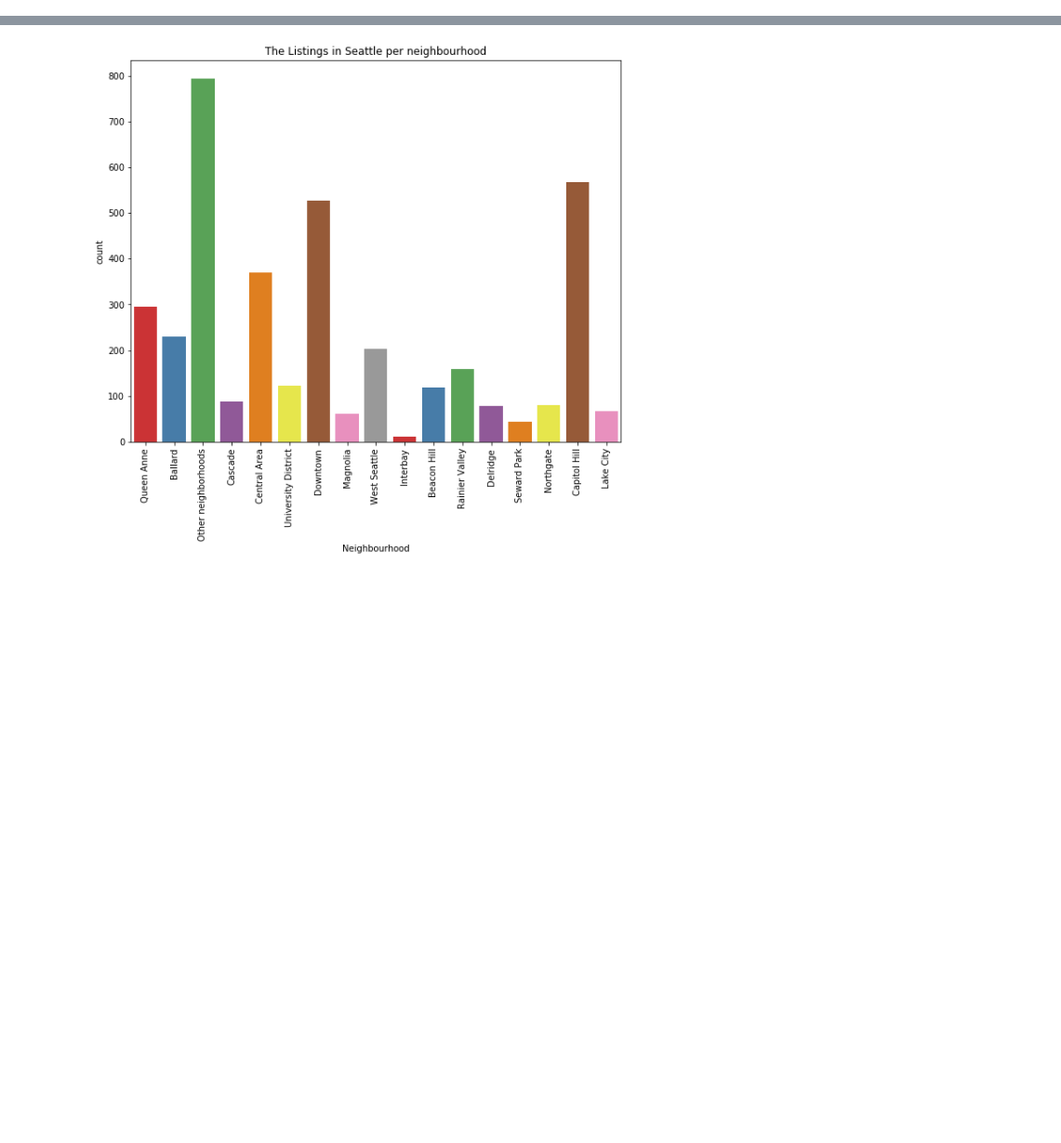
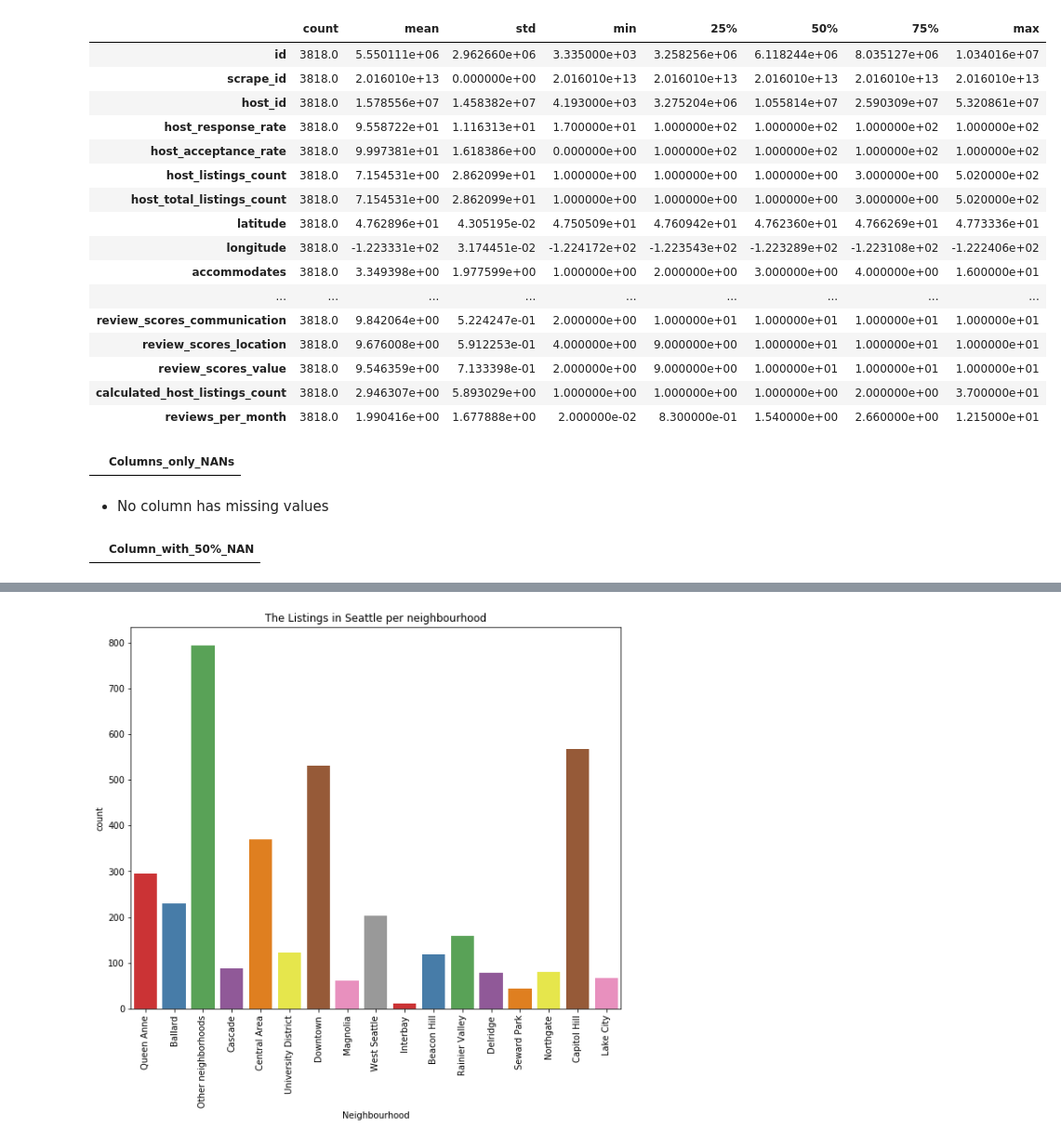
Before and after one commit to OliviaNabbosa89/DS_project1, a Jupyter notebook: Listings_EDA.ipynb, the cells around one changed output, grey strips where cells are left out. Shown: that part at 93% size. Drawn from its saved outputs; the diff is of its cells as text; code cells hidden in the pictures; blank space fills up the shorter version.

```diff
--- a/Listings_EDA.ipynb
+++ b/Listings_EDA.ipynb
@@ -121,0 +244,36 @@ cat_counts(df,"neighbourhood_group_cleansed")
+# %%
+df.describe().T
+# %% [output]
+|  | count | mean | std | min | 25% | 50% | 75% | max |
+| id | 3818.0 | 5.550111e+06 | 2.962660e+06 | 3.335000e+03 | 3.258256e+06 | 6.118244e+06 | 8.035127e+06 | 1.034016e+07 |
+| scrape_id | 3818.0 | 2.016010e+13 | 0.000000e+00 | 2.016010e+13 | 2.016010e+13 | 2.016010e+13 | 2.016010e+13 | 2.016010e+13 |
+| host_id | 3818.0 | 1.578556e+07 | 1.458382e+07 | 4.193000e+03 | 3.275204e+06 | 1.055814e+07 | 2.590309e+07 | 5.320861e+07 |
+| host_response_rate | 3818.0 | 9.558722e+01 | 1.116313e+01 | 1.700000e+01 | 1.000000e+02 | 1.000000e+02 | 1.000000e+02 | 1.000000e+02 |
+| host_acceptance_rate | 3818.0 | 9.997381e+01 | 1.618386e+00 | 0.000000e+00 | 1.000000e+02 | 1.000000e+02 | 1.000000e+02 | 1.000000e+02 |
+| host_listings_count | 3818.0 | 7.154531e+00 | 2.862099e+01 | 1.000000e+00 | 1.000000e+00 | 1.000000e+00 | 3.000000e+00 | 5.020000e+02 |
+| host_total_listings_count | 3818.0 | 7.154531e+00 | 2.862099e+01 | 1.000000e+00 | 1.000000e+00 | 1.000000e+00 | 3.000000e+00 | 5.020000e+02 |
+| latitude | 3818.0 | 4.762896e+01 | 4.305195e-02 | 4.750509e+01 | 4.760942e+01 | 4.762360e+01 | 4.766269e+01 | 4.773336e+01 |
+| longitude | 3818.0 | -1.223331e+02 | 3.174451e-02 | -1.224172e+02 | -1.223543e+02 | -1.223289e+02 | -1.223108e+02 | -1.222406e+02 |
+| accommodates | 3818.0 | 3.349398e+00 | 1.977599e+00 | 1.000000e+00 | 2.000000e+00 | 3.000000e+00 | 4.000000e+00 | 1.600000e+01 |
+| ... | ... | ... | ... | ... | ... | ... | ... | ... |
+| review_scores_communication | 3818.0 | 9.842064e+00 | 5.224247e-01 | 2.000000e+00 | 1.000000e+01 | 1.000000e+01 | 1.000000e+01 | 1.000000e+01 |
+| review_scores_location | 3818.0 | 9.676008e+00 | 5.912253e-01 | 4.000000e+00 | 9.000000e+00 | 1.000000e+01 | 1.000000e+01 | 1.000000e+01 |
+| review_scores_value | 3818.0 | 9.546359e+00 | 7.133398e-01 | 2.000000e+00 | 9.000000e+00 | 1.000000e+01 | 1.000000e+01 | 1.000000e+01 |
+| calculated_host_listings_count | 3818.0 | 2.946307e+00 | 5.893029e+00 | 1.000000e+00 | 1.000000e+00 | 1.000000e+00 | 2.000000e+00 | 3.700000e+01 |
+| reviews_per_month | 3818.0 | 1.990416e+00 | 1.677888e+00 | 2.000000e-02 | 8.300000e-01 | 1.540000e+00 | 2.660000e+00 | 1.215000e+01 |
+# %%
+#Columns with only missing values
+All_nulls =df.columns[df.isna().all()].tolist()
+All_nulls = pd.DataFrame(All_nulls,columns=['Columns_only_NANs'])
+All_nulls
+# %% [output]
+|  | Columns_only_NANs |
+# %% [markdown]
+* No column has missing values
+# %%
+#Columns with more than half of the values missing.
+no_nulls =set(df.columns[df.isnull().mean()>= 0.5])
+no_nulls = pd.DataFrame(no_nulls,columns=['Column_with_50%_NAN'])
+no_nulls
+# %% [output]
+|  | Column_with_50%_NAN |
```
Also changed, not shown: parts of 92 cells of this notebook, 5 other files.
